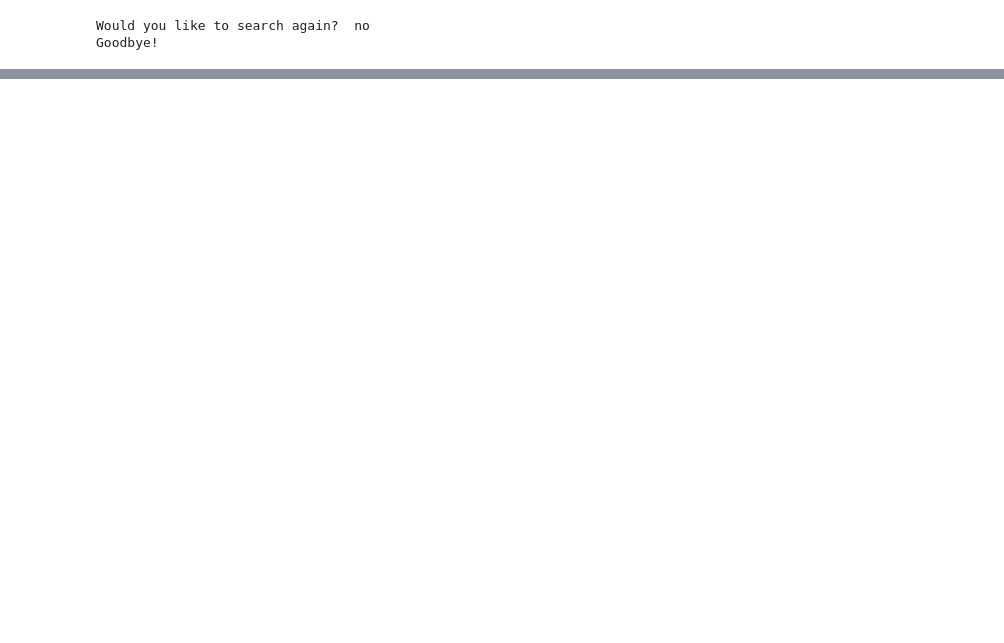
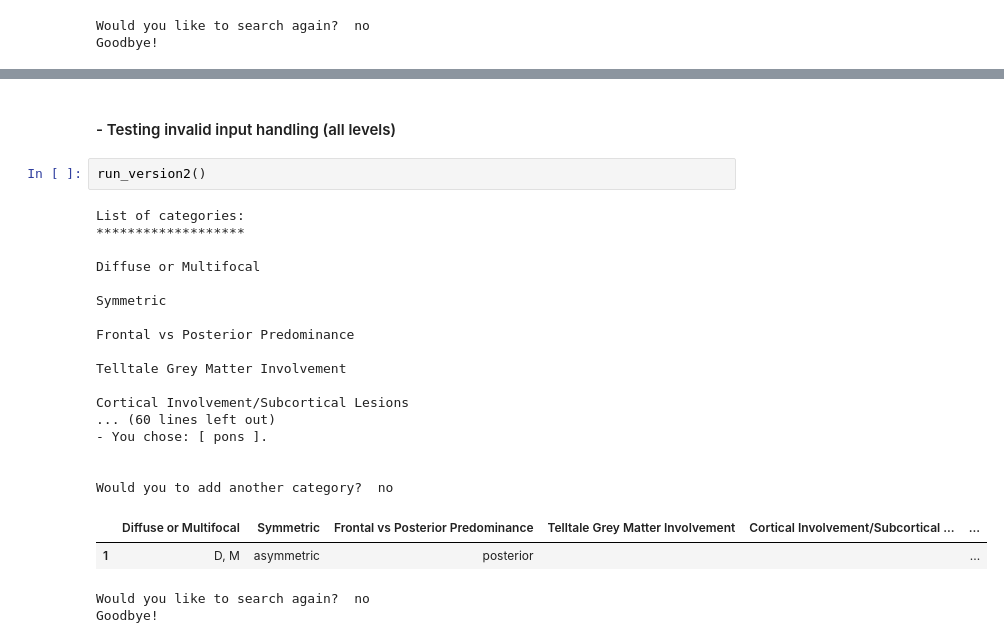
Before and after one commit to aley-1998/Imaging-based-diagnostic-algorithm-for-HSP-s-with-associated-white-matter-abnormalities., a Jupyter notebook: hsp.ipynb, the cells around one changed output, grey strips where cells are left out. Drawn from its saved outputs; the diff is of its cells as text; blank space fills up the shorter version.

```diff
--- a/hsp.ipynb
+++ b/hsp.ipynb
@@ -378,0 +638,26 @@ Goodbye!
+# %% [markdown]
+#### - Testing invalid input handling (all levels)
+# %%
+run_version2()
+# %% [output]
+List of categories:
+*******************
+
+Diffuse or Multifocal
+
+Symmetric
+
+Frontal vs Posterior Predominance
+
+Telltale Grey Matter Involvement
+
+Cortical Involvement/Subcortical Lesions
+... (60 lines left out)
+- You chose: [ pons ].
+
+
+Would you to add another category?  no
+|  | Diffuse or Multifocal | Symmetric | Frontal vs Posterior Predominance | Telltale Grey Matter Involvement | Cortical Involvement/Subcortical ... | ... |
+| 1 | D, M | asymmetric | posterior |  |  | ... |
+Would you like to search again?  no
+Goodbye!
```
Also changed, not shown: parts of 19 cells of this notebook.
